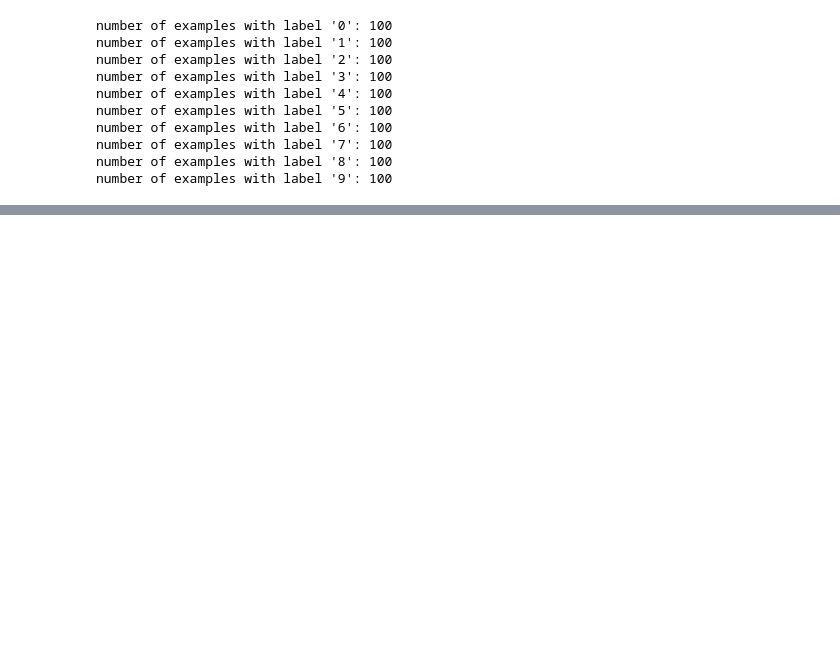
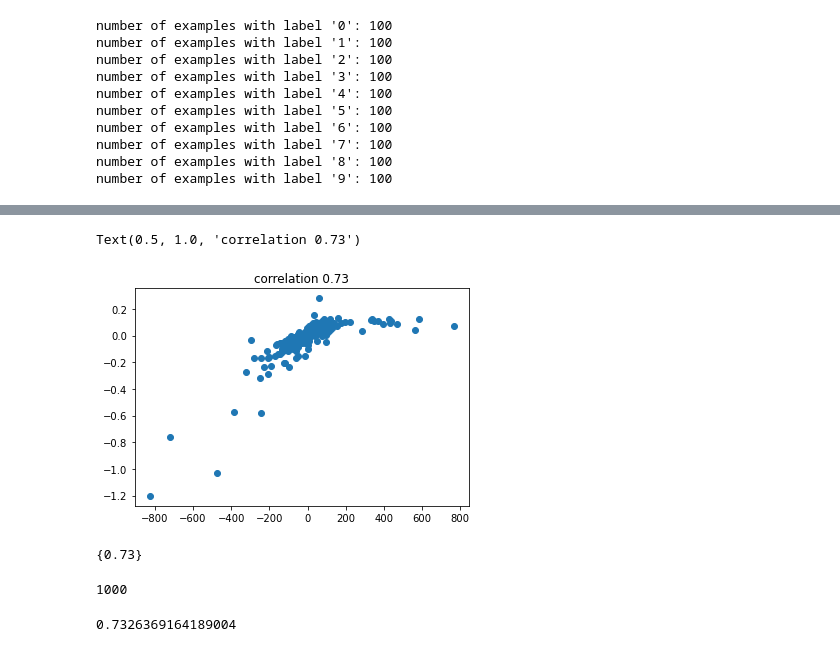
Before and after one commit to hage1005/IF_project, a Jupyter notebook: notebooks/visualize-subsample-traindataset.ipynb, the cells around one changed output, grey strips where cells are left out. Saved outputs shown, nothing was run; the diff lists cells and outputs as text; code cells hidden in the pictures; blank space fills up the shorter version.

```diff
--- a/notebooks/visualize-subsample-traindataset.ipynb
+++ b/notebooks/visualize-subsample-traindataset.ipynb
@@ -69,2 +70,4 @@ for i in range(1,10):
 # %%
-plt.imshow([trainset[data['helpful'][10]][0],trainset[data['helpful'][13]][0]])
+# JSON file
+with open ('outputs/mnist/Percy_mnist_devId_1_2022-08-09-13-23-43.json', "r") as f:
+     data_groundtruth = json.loads(f.read())
@@ -77,0 +81,21 @@ trainset[data['harmful'][15]][0]
+# %%
+x = data_groundtruth['influence']
+y = data['influence']
+# %%
+plt.scatter(x,y)
+plt.title(f"correlation {Correlation}")
+# %% [output]
+Text(0.5, 1.0, 'correlation 0.73')
+[figure, added]
+# %%
+Correlation
+# %% [output]
+{0.73}
+# %%
+len(y)
+# %% [output]
+1000
+# %%
+np.corrcoef(x,y)[0,1]
+# %% [output]
+0.7326369164189004
```
Also changed, not shown: parts of 8 cells of this notebook, 8 other files.
